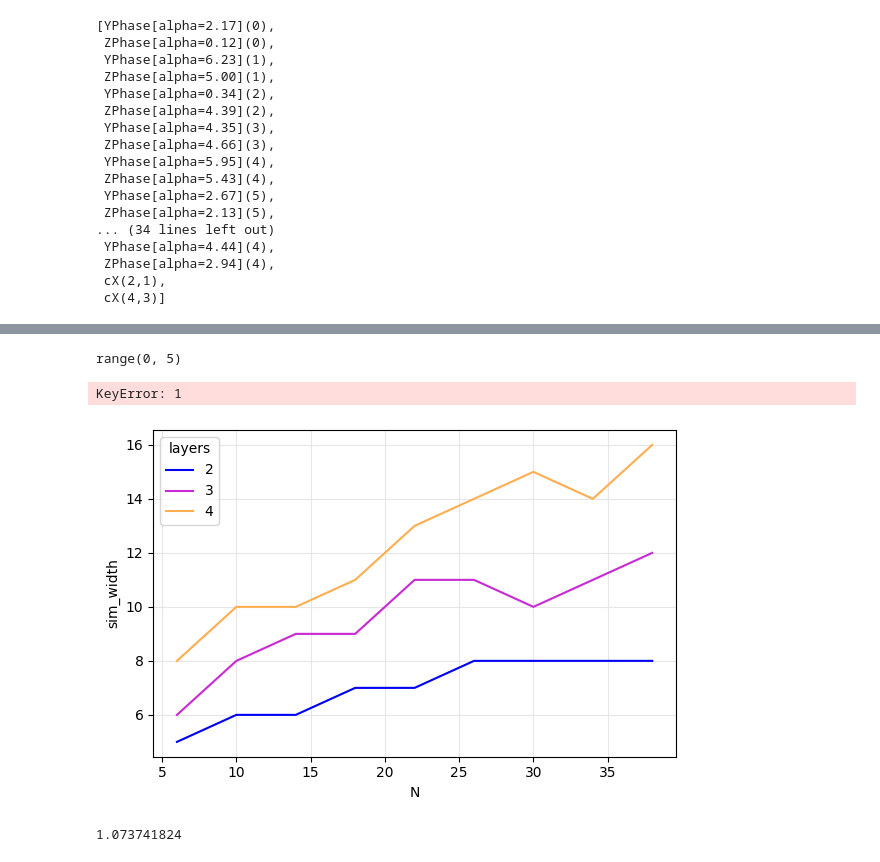
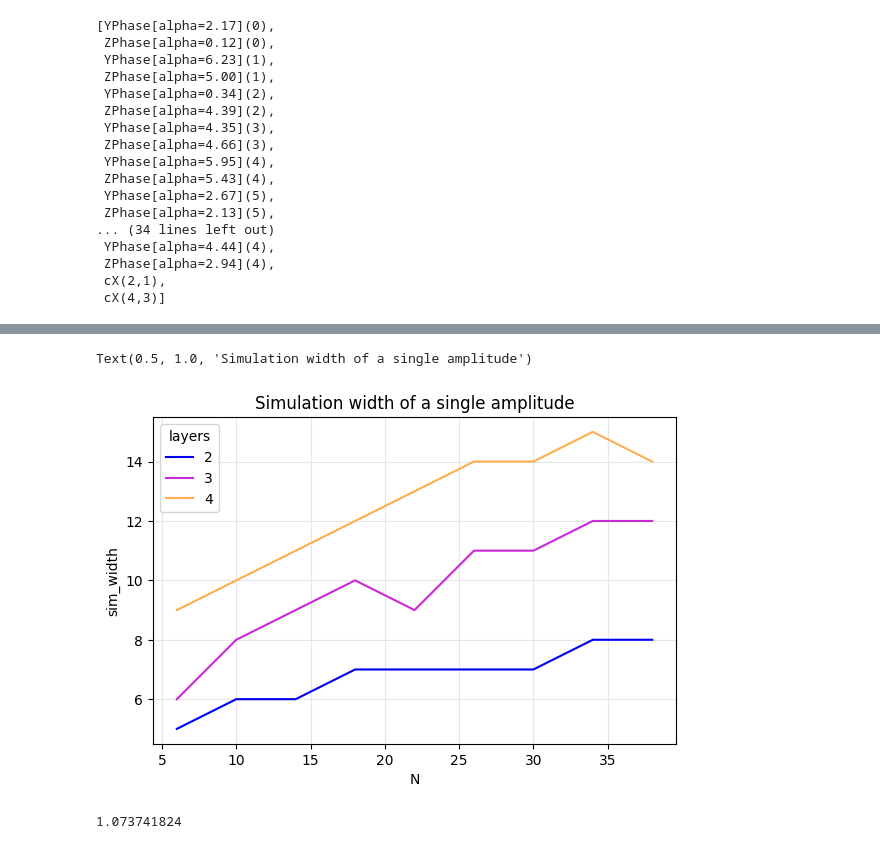
Before and after one commit to danlkv/quantum_autoencoder_qtensor, a Jupyter notebook: notebooks/AutoencoderCircuits-ScalingTest2.ipynb, the cells around one changed output, grey strips where cells are left out. Cells and saved outputs as stored; diff of their text form; code cells hidden in the pictures.

```diff
--- a/notebooks/AutoencoderCircuits-ScalingTest2.ipynb
+++ b/notebooks/AutoencoderCircuits-ScalingTest2.ipynb
@@ -103,12 +114,9 @@ def sim_width(circuit, latent_qubits, optimizer='rgreedy'):
 # %%
-fig = ex.plot_variables('sim_width', layers=[2,3,4], N=range(6, 40, 4))
+fig = ex.plot_variables('sim_width', layers=[2,3,4], N=range(6, 40, 4), latent_qubits=[0])
+fig.axes[0].set_title('Simulation width of a single amplitude')
 # %% [output]
-range(0, 5)
+Text(0.5, 1.0, 'Simulation width of a single amplitude')
-KeyError: 1
+[figure, added]
-# %%
-fig = ex.plot_variables('sim_width', layers=[2,3,4], N=range(6, 40, 4), latent_qubits=[0])
-# %% [output]
-[figure, removed]
 # %%
 width = 26
 bytes_in_number = 16
```
Also changed, not shown: parts of 2 cells of this notebook.
